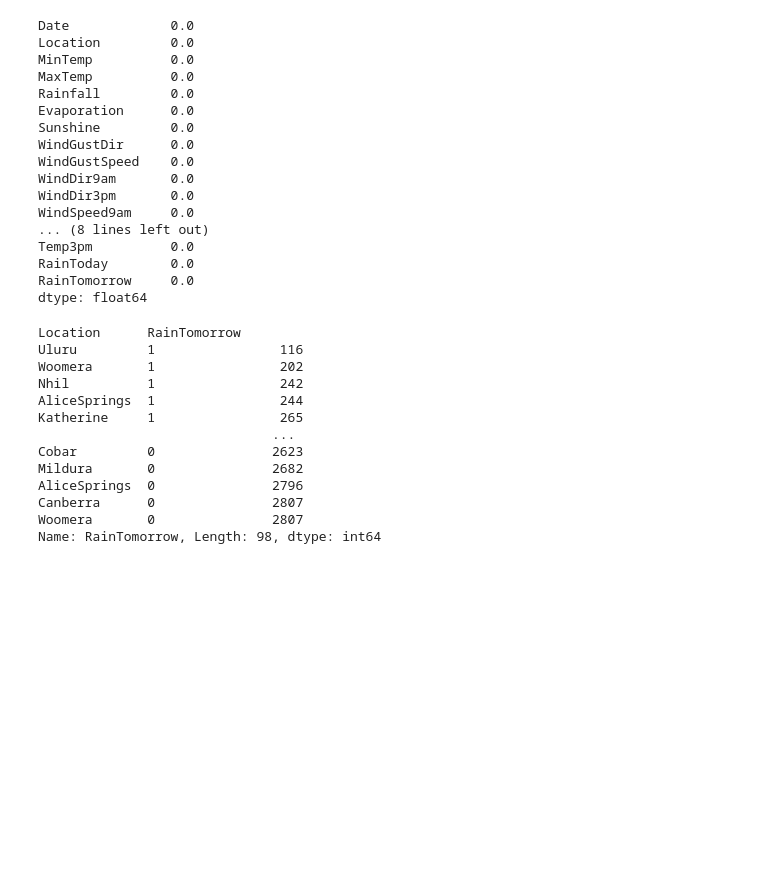
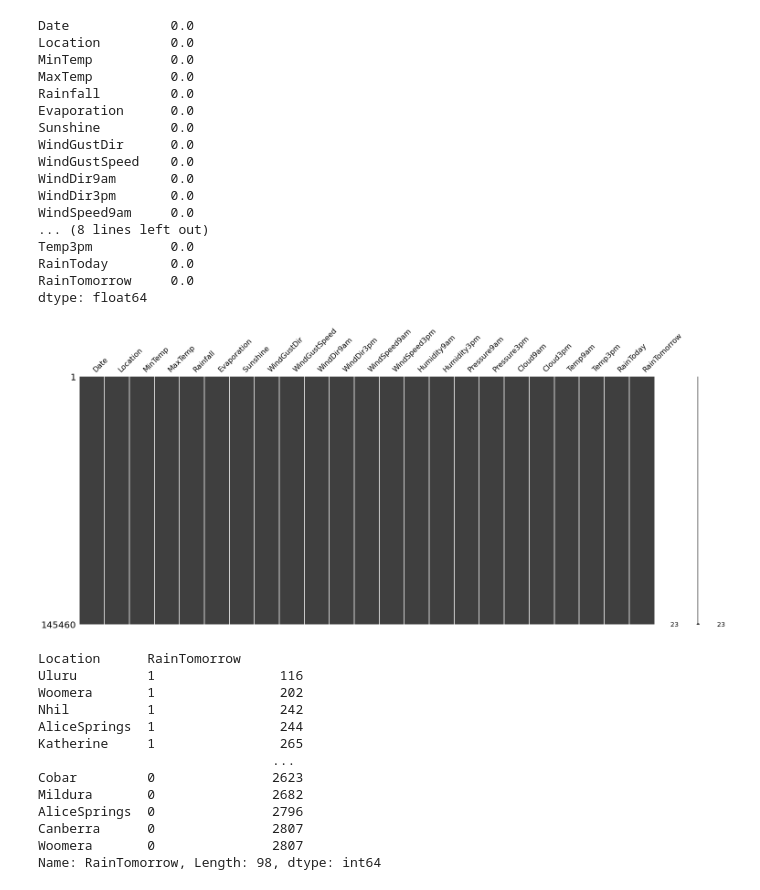
Before and after one commit to SatwikPM/Weatherprediction, a Jupyter notebook: RainPrediction2.ipynb, the cells around one changed output. Saved outputs shown, nothing was run; the diff lists cells and outputs as text; code cells hidden in the pictures; blank space fills up the shorter version.

```diff
--- a/RainPrediction2.ipynb
+++ b/RainPrediction2.ipynb
@@ -325,6 +366,11 @@ Temp3pm          0.0
 RainToday        0.0
 RainTomorrow     0.0
 dtype: float64
+# %%
+import missingno as msno
+msno.matrix(df);
+# %% [output]
+[figure, added]
 # %%
 df1 = df.groupby(["Location"])["RainTomorrow"].value_counts().sort_values()
 #It creates a multi-level index and it also let’s you flip rows and columns on a dataframe
```
Also changed, not shown: parts of 8 cells of this notebook.
